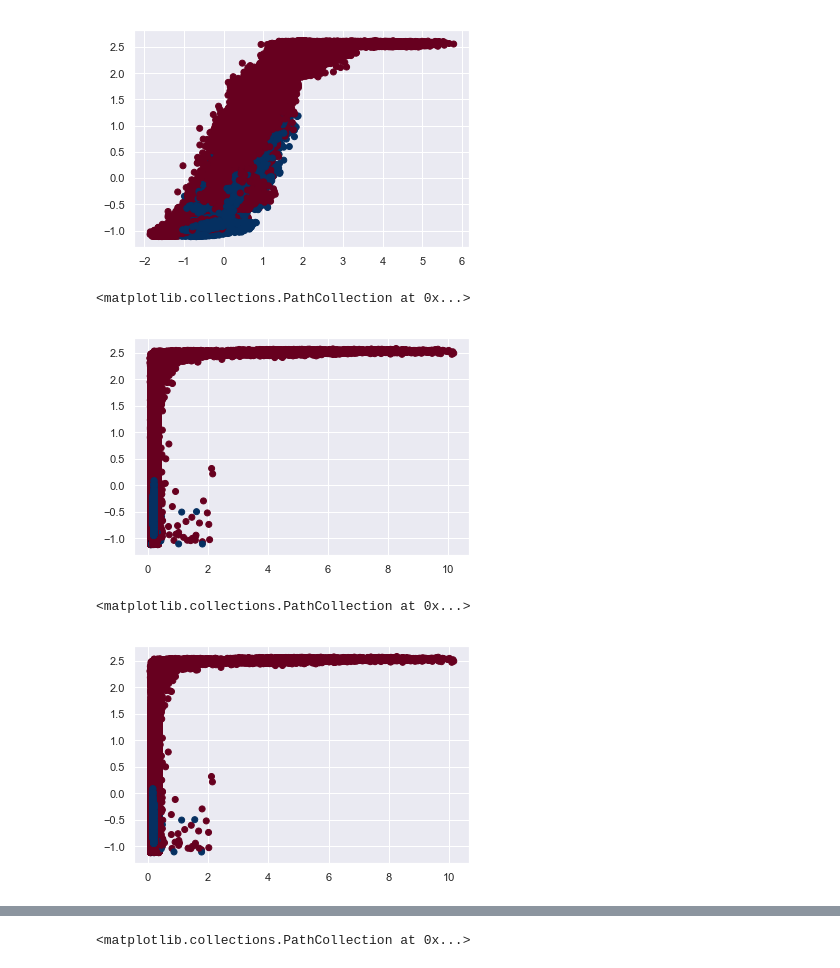
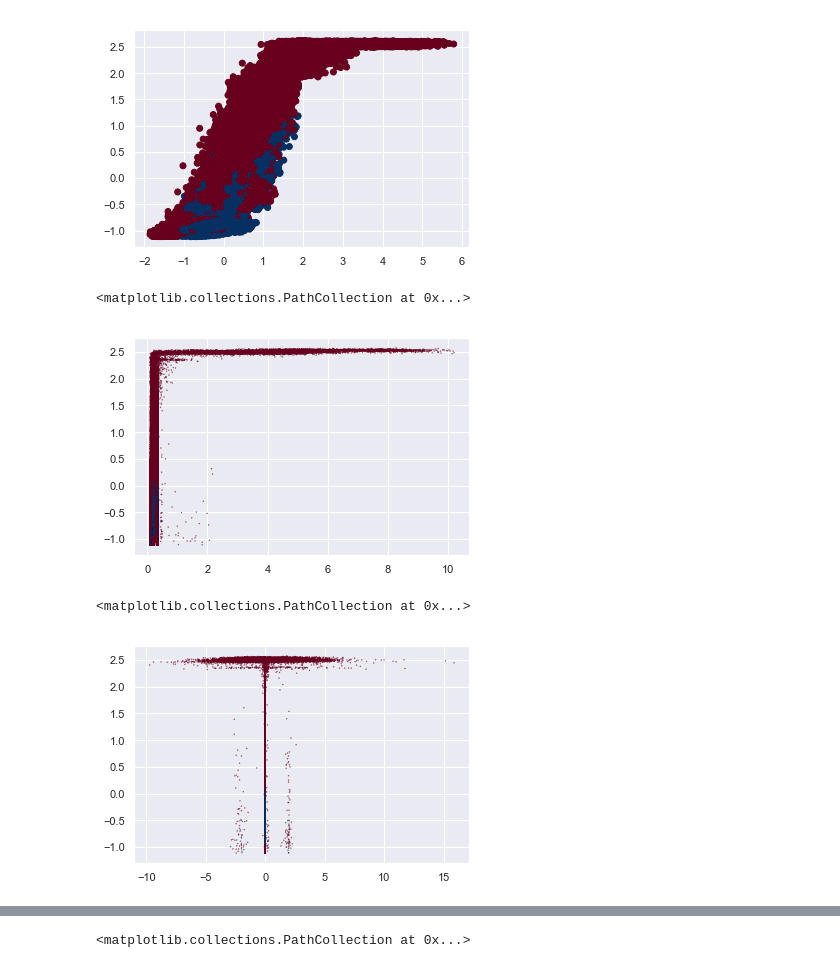
Before and after one commit to XinArkh/Industrial_BigData_Competition_2017, a Jupyter notebook: Script.ipynb, the cells around one changed output, grey strips where cells are left out. Drawn from its saved outputs; the diff is of its cells as text; code cells hidden in the pictures.

```diff
--- a/Script.ipynb
+++ b/Script.ipynb
@@ -19,12 +19,12 @@ plt.scatter(data2['wind_speed'], data2['power'], c=data2['frozen'], cmap='RdBu')
 <matplotlib.collections.PathCollection at 0x...>
 [figure]
 # %%
-plt.scatter(data1['pitch1_angle'], data1['power'], c=data1['frozen'], cmap='RdBu')
+plt.scatter(data1['pitch1_angle'], data1['power'], c=data1['frozen'], s=0.1, cmap='RdBu')
 # %% [output]
 <matplotlib.collections.PathCollection at 0x...>
-[figure, old version]
+[figure, new version]
 # %%
-plt.scatter(data1['pitch2_angle'], data1['power'], c=data1['frozen'], cmap='RdBu')
+plt.scatter(data1['pitch1_speed'], data1['power'], c=data1['frozen'], s=0.1, cmap='RdBu')
 # %% [output]
 <matplotlib.collections.PathCollection at 0x...>
-[figure, old version]
+[figure, new version]
```
Also changed, not shown: parts of 5 cells of this notebook, 6 other files.
